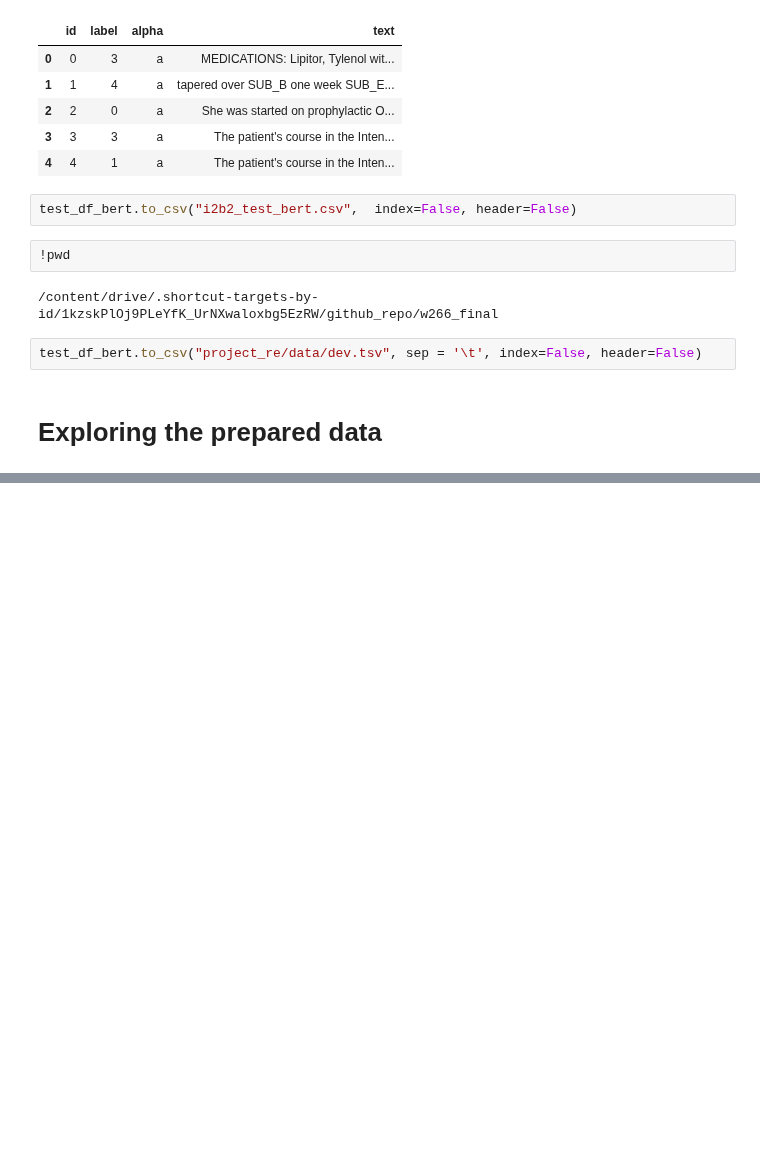
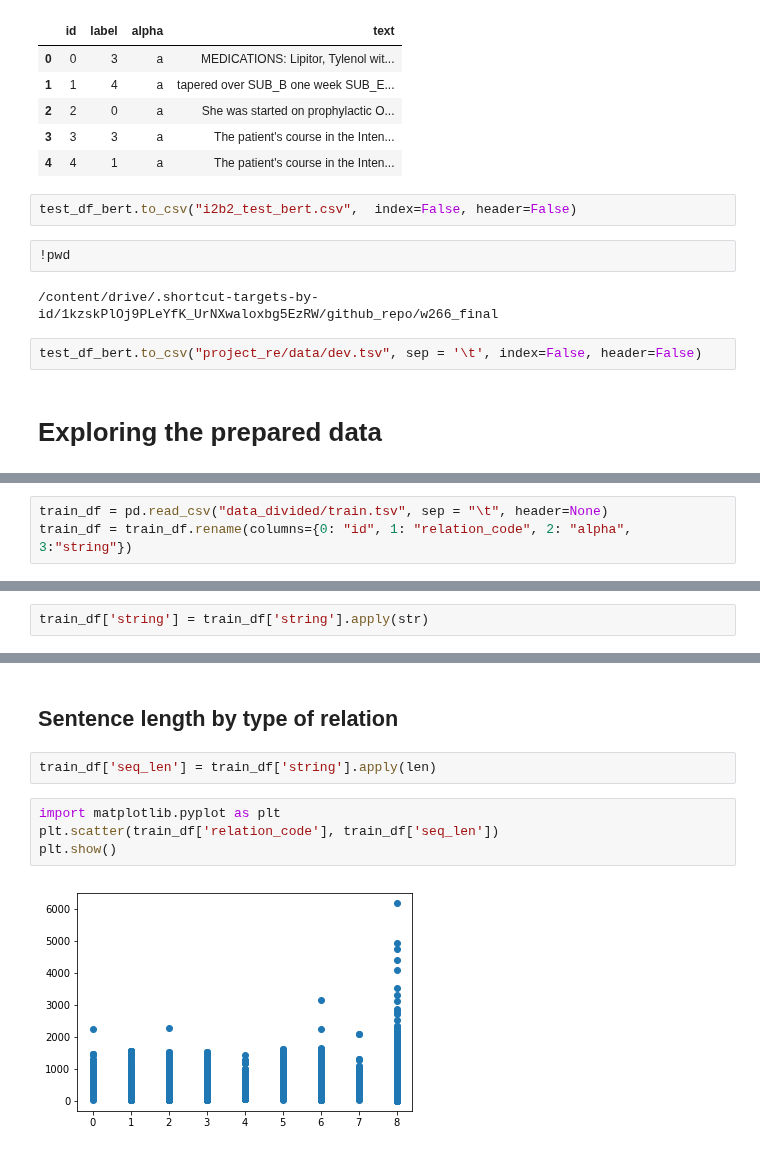
Before and after one commit to pnarsina/w266_final, a Jupyter notebook: i2b2_prep_BERT.ipynb, the cells around one changed output, grey strips where cells are left out. Drawn from its saved outputs; the diff is of its cells as text; blank space fills up the shorter version.

```diff
--- a/i2b2_prep_BERT.ipynb
+++ b/i2b2_prep_BERT.ipynb
@@ -472,0 +469,3 @@ import pandas as pd
+# %%
+train_df = pd.read_csv("data_divided/train.tsv", sep = "\t", header=None)
+train_df = train_df.rename(columns={0: "id", 1: "relation_code", 2: "alpha", 3:"string"})
@@ -472,0 +489,2 @@ import pandas as pd
+# %%
+train_df['string'] = train_df['string'].apply(str)
@@ -472,0 +512,10 @@ import pandas as pd
+# %% [markdown]
+## Sentence length by type of relation
+# %%
+train_df['seq_len'] = train_df['string'].apply(len)
+# %%
+import matplotlib.pyplot as plt
+plt.scatter(train_df['relation_code'], train_df['seq_len'])
+plt.show()
+# %% [output]
+[figure, added]
```
Also changed, not shown: parts of 12 cells of this notebook, 8 other files.
